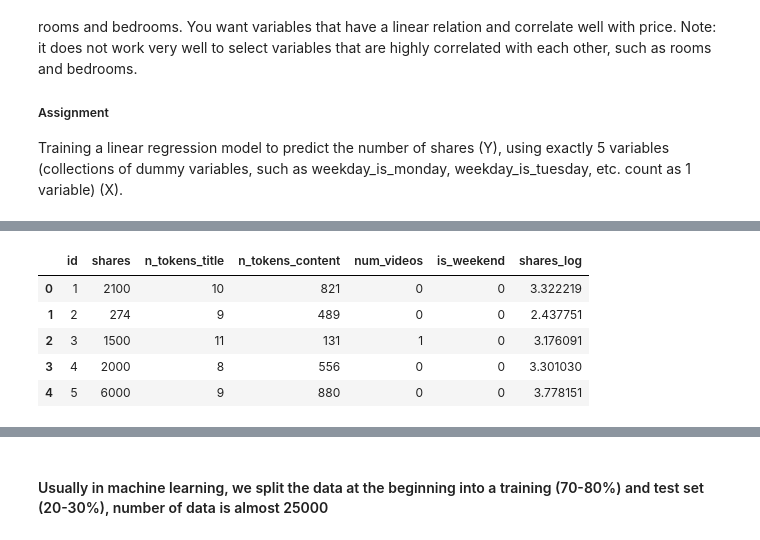
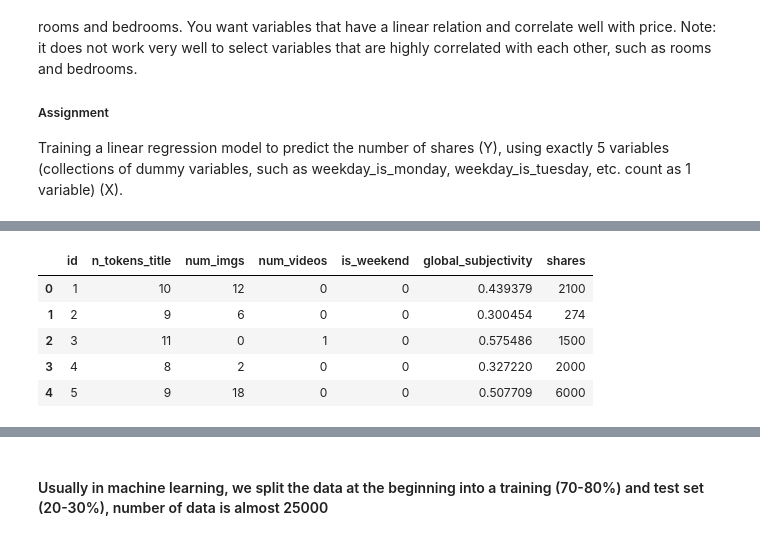
Before and after one commit to kaveh-sh/FML_Assignment, a Jupyter notebook: FML_Assignment-03_K-Sheikhhassani.ipynb, the cells around one changed output, grey strips where cells are left out. Drawn from its saved outputs; the diff is of its cells as text; code cells hidden in the pictures.

```diff
--- a/FML_Assignment-03_K-Sheikhhassani.ipynb
+++ b/FML_Assignment-03_K-Sheikhhassani.ipynb
@@ -80,10 +56,10 @@ cor
 # %%
-df_tr_sel = df[['id','shares', 'n_tokens_title', 'n_tokens_content', 'num_videos', 'is_weekend', 'shares_log']]
+df_tr_sel = df[['id', 'n_tokens_title', 'num_imgs', 'num_videos', 'is_weekend', 'global_subjectivity', 'shares']]
 df_tr_sel .head()
 # %% [output]
-|  | id | shares | n_tokens_title | n_tokens_content | num_videos | is_weekend | shares_log |
-| 0 | 1 | 2100 | 10 | 821 | 0 | 0 | 3.322219 |
-| 1 | 2 | 274 | 9 | 489 | 0 | 0 | 2.437751 |
-| 2 | 3 | 1500 | 11 | 131 | 1 | 0 | 3.176091 |
-| 3 | 4 | 2000 | 8 | 556 | 0 | 0 | 3.301030 |
-| 4 | 5 | 6000 | 9 | 880 | 0 | 0 | 3.778151 |
+|  | id | n_tokens_title | num_imgs | num_videos | is_weekend | global_subjectivity | shares |
+| 0 | 1 | 10 | 12 | 0 | 0 | 0.439379 | 2100 |
+| 1 | 2 | 9 | 6 | 0 | 0 | 0.300454 | 274 |
+| 2 | 3 | 11 | 0 | 1 | 0 | 0.575486 | 1500 |
+| 3 | 4 | 8 | 2 | 0 | 0 | 0.327220 | 2000 |
+| 4 | 5 | 9 | 18 | 0 | 0 | 0.507709 | 6000 |
```
Also changed, not shown: parts of 19 cells of this notebook.
